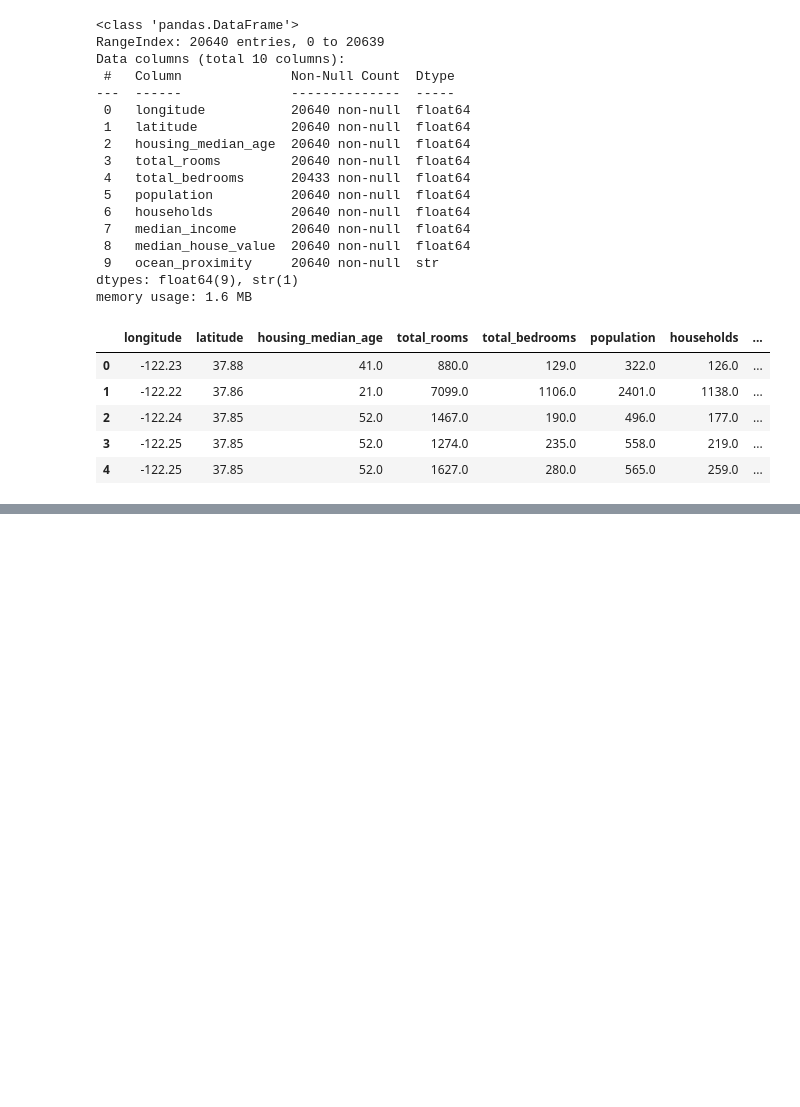
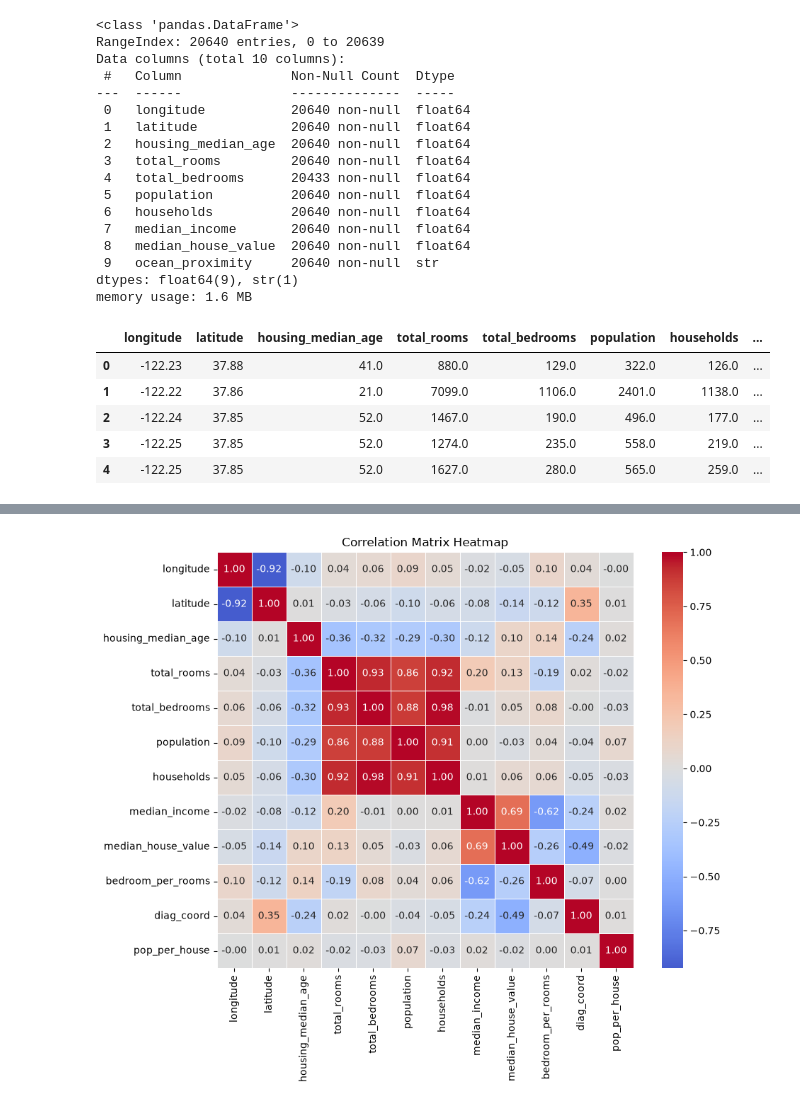
Before and after one commit to aqilfiras/California-Housing-Prices-Prediction, a Jupyter notebook: house_pricing_predictions.ipynb, the cells around one changed output, grey strips where cells are left out. Cells and saved outputs as stored; diff of their text form; code cells hidden in the pictures; blank space fills up the shorter version.

```diff
--- a/house_pricing_predictions.ipynb
+++ b/house_pricing_predictions.ipynb
@@ -81,0 +116,18 @@ plt.show()
+# %%
+correlation_matrix = train_imputed.corr(numeric_only=True)
+
+plt.figure(figsize=(10, 8))
+sns.heatmap(
+    correlation_matrix,
+    annot=True,
+    fmt='.2f',
+    cmap='coolwarm',
+    center=0,
+    square=True,
+    linewidths=0.5
+)
+plt.title('Correlation Matrix Heatmap')
+plt.tight_layout()
+plt.show()
+# %% [output]
+[figure, added]
```
Also changed, not shown: parts of 8 cells of this notebook.
